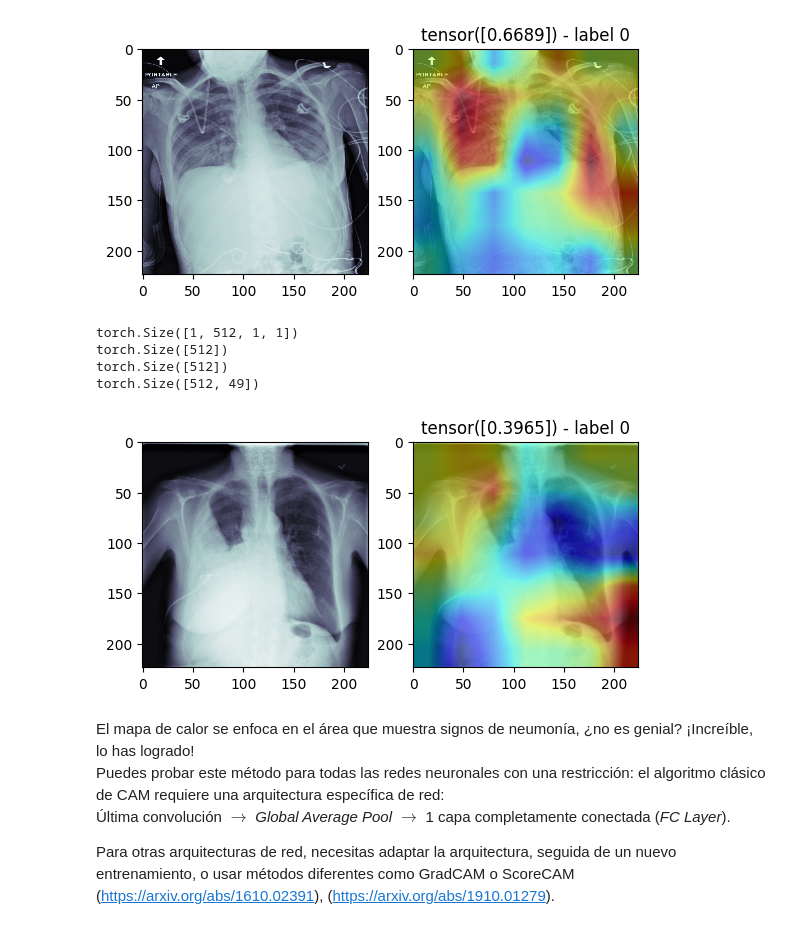
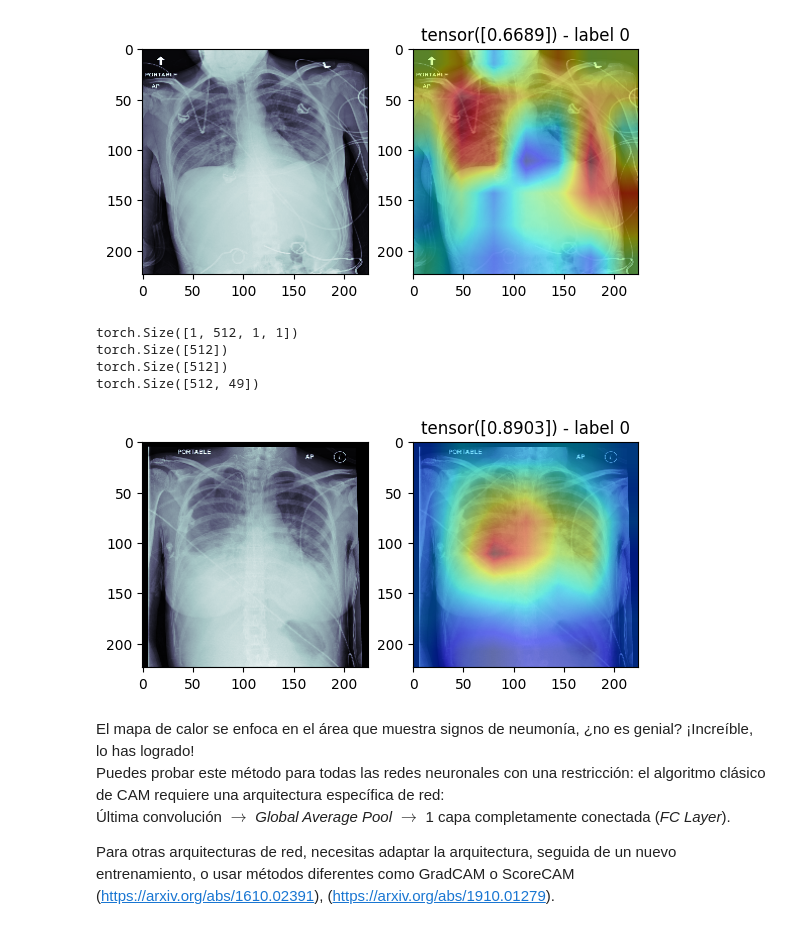
Before and after one commit to LauShang/rsna-pneumonia-detection-challenge, a Jupyter notebook: 3-CAM.ipynb, the cells around one changed output. Cells and saved outputs as stored; diff of their text form; code cells hidden in the pictures.

```diff
--- a/3-CAM.ipynb
+++ b/3-CAM.ipynb
@@ -281,17 +281,17 @@ torch.Size([512])
 torch.Size([512, 49])
 [figure]
 # %%
-img = val_dataset[10][0]  # Seleccionar una imagen del conjunto de validación (en este caso, la sexta desde el final)
-label = val_dataset[10][1]  # Seleccionar una imagen del conjunto de validación (en este caso, la sexta desde el final)
+img = val_dataset[1318][0]  # Seleccionar una imagen del conjunto de validación (en este caso, la sexta desde el final)
+label = val_dataset[1318][1]  # Seleccionar una imagen del conjunto de validación (en este caso, la sexta desde el final)
 model = model.to('cpu') # mover el modelo al mismo dispositivo que los datos
 activation_map, pred = cam(model, img)  # Calcular el mapa de activación de clase (CAM) y la predicción para la imagen seleccionada
 visualize(img, activation_map, pred, label)  #  CAM
 # %% [output]
 torch.Size([1, 512, 1, 1])
 torch.Size([512])
 torch.Size([512])
 torch.Size([512, 49])
-[figure, old version]
+[figure, new version]
 # %% [markdown]
 El mapa de calor se enfoca en el área que muestra signos de neumonía, ¿no es genial? ¡Increíble, lo has logrado!
 Puedes probar este método para todas las redes neuronales con una restricción: el algoritmo clásico de CAM requiere una arquitectura específica de red:
```
Also changed, not shown: 1 other file.
